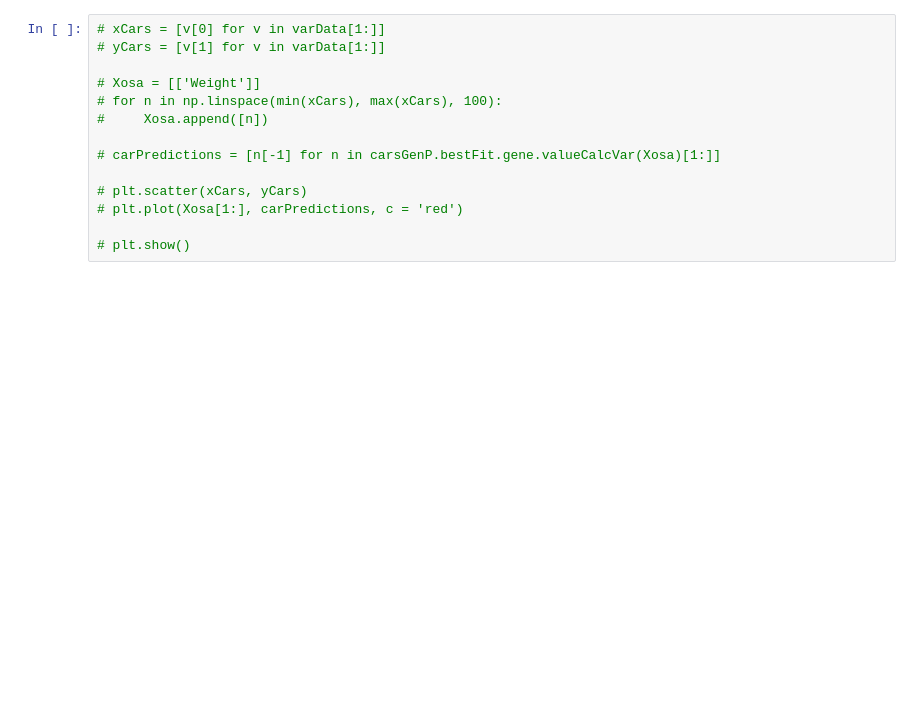
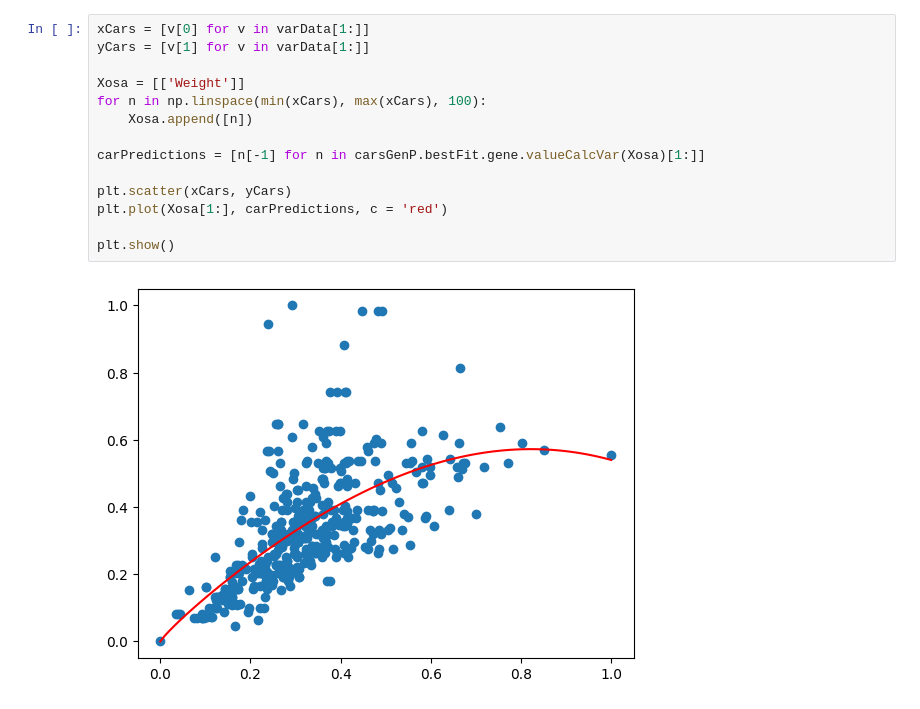
Before and after one commit to PetarP02/RIProjekat, a Jupyter notebook: Test.ipynb, the cells around one changed output. Drawn from its saved outputs; the diff is of its cells as text; blank space fills up the shorter version.

```diff
--- a/Test.ipynb
+++ b/Test.ipynb
@@ -101,14 +89,16 @@ fitness: 0.029889009949658343
 # %%
-# xCars = [v[0] for v in varData[1:]]
-# yCars = [v[1] for v in varData[1:]]
+xCars = [v[0] for v in varData[1:]]
+yCars = [v[1] for v in varData[1:]]
 
-# Xosa = [['Weight']]
-# for n in np.linspace(min(xCars), max(xCars), 100):
-#     Xosa.append([n])
+Xosa = [['Weight']]
+for n in np.linspace(min(xCars), max(xCars), 100):
+    Xosa.append([n])
 
-# carPredictions = [n[-1] for n in carsGenP.bestFit.gene.valueCalcVar(Xosa)[1:]]
+carPredictions = [n[-1] for n in carsGenP.bestFit.gene.valueCalcVar(Xosa)[1:]]
 
-# plt.scatter(xCars, yCars)
-# plt.plot(Xosa[1:], carPredictions, c = 'red')
+plt.scatter(xCars, yCars)
+plt.plot(Xosa[1:], carPredictions, c = 'red')
 
-# plt.show()
+plt.show()
+# %% [output]
+[figure, added]
```
Also changed, not shown: parts of 11 cells of this notebook, 4 other files.
